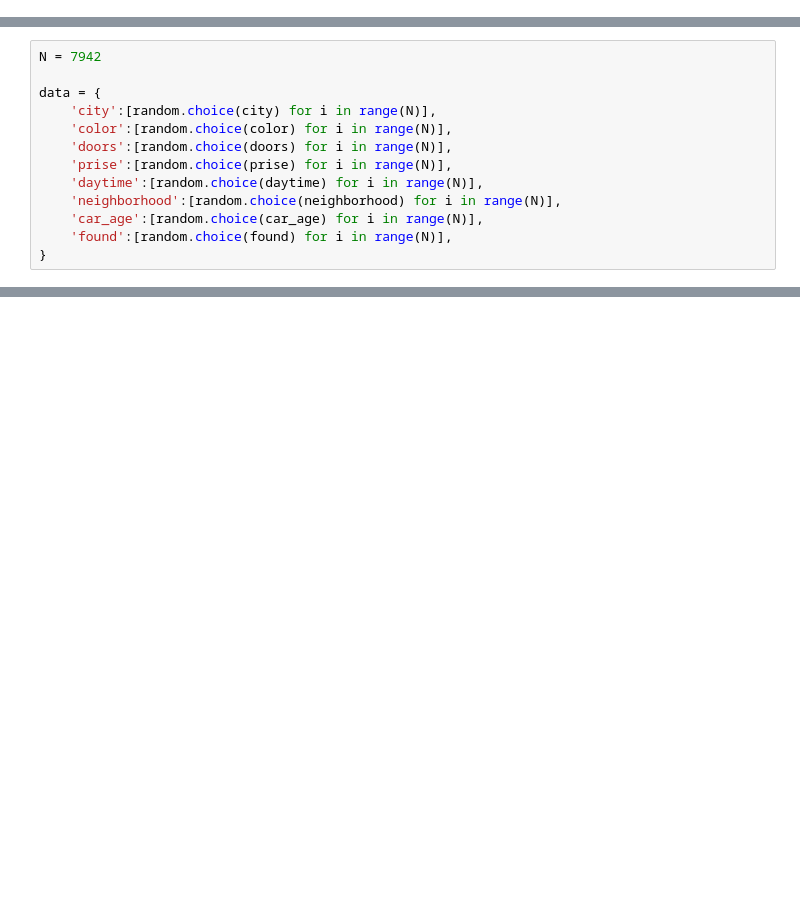
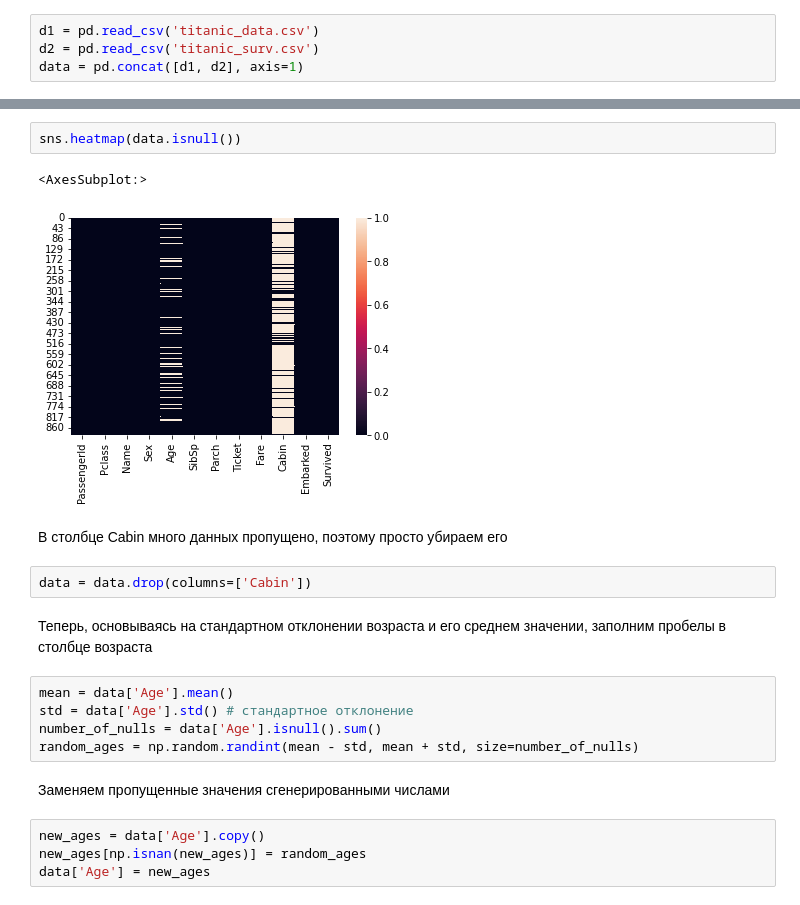
Before and after one commit to pagamov/6sem, a Jupyter notebook: AI/lab1/lab1.ipynb, the cells around one changed output, grey strips where cells are left out. Cells and saved outputs as stored; diff of their text form; blank space fills up the shorter version.

```diff
--- a/AI/lab1/lab1.ipynb
+++ b/AI/lab1/lab1.ipynb
@@ -18,0 +14,4 @@ data.head(5)
+# %%
+d1 = pd.read_csv('titanic_data.csv')
+d2 = pd.read_csv('titanic_surv.csv')
+data = pd.concat([d1, d2], axis=1)
@@ -36,13 +30,0 @@ found = ['found','not found', 'attempt']
-# %%
-N = 7942
-
-data = {
-    'city':[random.choice(city) for i in range(N)],
-    'color':[random.choice(color) for i in range(N)],
-    'doors':[random.choice(doors) for i in range(N)],
-    'prise':[random.choice(prise) for i in range(N)],
-    'daytime':[random.choice(daytime) for i in range(N)],
-    'neighborhood':[random.choice(neighborhood) for i in range(N)],
-    'car_age':[random.choice(car_age) for i in range(N)],
-    'found':[random.choice(found) for i in range(N)],
-}
@@ -80,0 +65,22 @@ df.to_csv('stolen-cars.csv', sep='\t', encoding='utf-8')
+# %%
+sns.heatmap(data.isnull())
+# %% [output]
+<AxesSubplot:>
+[figure, added]
+# %% [markdown]
+В столбце Cabin много данных пропущено, поэтому просто убираем его
+# %%
+data = data.drop(columns=['Cabin'])
+# %% [markdown]
+Теперь, основываясь на стандартном отклонении возраста и его среднем значении, заполним пробелы в столбце возраста
+# %%
+mean = data['Age'].mean()
+std = data['Age'].std() # стандартное отклонение
+number_of_nulls = data['Age'].isnull().sum()
+random_ages = np.random.randint(mean - std, mean + std, size=number_of_nulls)
+# %% [markdown]
+Заменяем пропущенные значения сгенерированными числами
+# %%
+new_ages = data['Age'].copy()
+new_ages[np.isnan(new_ages)] = random_ages
+data['Age'] = new_ages
```
Also changed, not shown: parts of 50 cells of this notebook, 4 other files.
